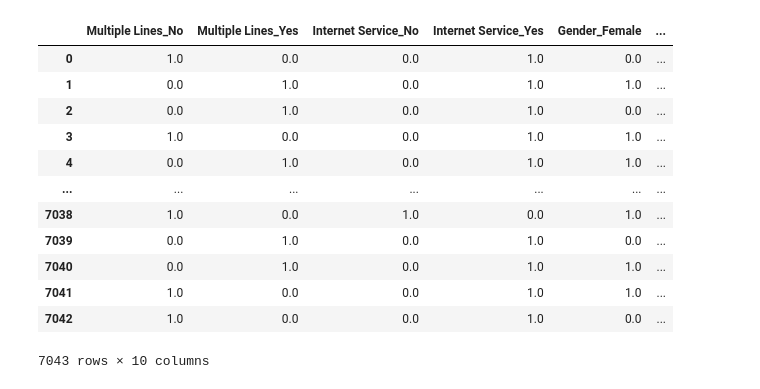
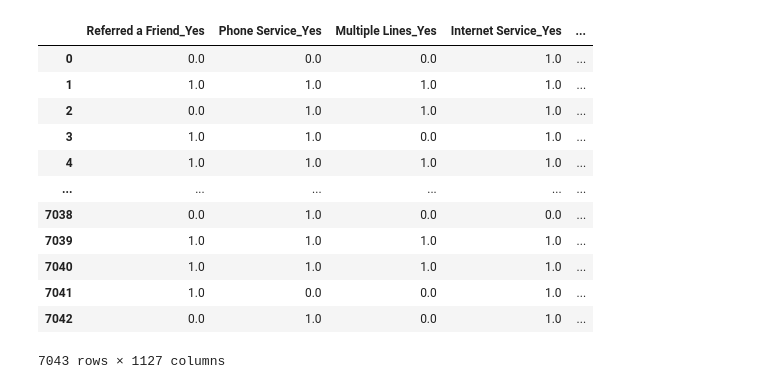
Before and after one commit to dipesh267/CustomerSegmentation, a Jupyter notebook: try-it_6.2_starter/myfile.ipynb, the cells around one changed output. Saved outputs shown, nothing was run; the diff lists cells and outputs as text; code cells hidden in the pictures.

```diff
--- a/try-it_6.2_starter/myfile.ipynb
+++ b/try-it_6.2_starter/myfile.ipynb
@@ -15,20 +34,21 @@ newdf = df.drop(columns={'Customer ID','Offer','Internet Type','Churn Category',
 # %%
-toEncode = ['Multiple Lines','Internet Service','Gender','Married','Dependents']
-encoder = OneHotEncoder(sparse_output=False)
-one_hot_encoded = encoder.fit_transform(newdf[toEncode])
-one_hot_df = pd.DataFrame(one_hot_encoded, columns=encoder.get_feature_names_out(toEncode))
+#toEncode = ['Multiple Lines','Internet Service','Gender','Married','Dependents']
+obj_cols = newdf.select_dtypes(include='object').columns
+encoder = OneHotEncoder(drop='first',sparse_output=False)
+one_hot_encoded = encoder.fit_transform(newdf[obj_cols])
+one_hot_df = pd.DataFrame(one_hot_encoded, columns=encoder.get_feature_names_out(obj_cols))
 one_hot_df
 # %% [output]
-|  | Multiple Lines_No | Multiple Lines_Yes | Internet Service_No | Internet Service_Yes | Gender_Female | ... |
-| 0 | 1.0 | 0.0 | 0.0 | 1.0 | 0.0 | ... |
-| 1 | 0.0 | 1.0 | 0.0 | 1.0 | 1.0 | ... |
-| 2 | 0.0 | 1.0 | 0.0 | 1.0 | 0.0 | ... |
-| 3 | 1.0 | 0.0 | 0.0 | 1.0 | 1.0 | ... |
-| 4 | 0.0 | 1.0 | 0.0 | 1.0 | 1.0 | ... |
-| ... | ... | ... | ... | ... | ... | ... |
-| 7038 | 1.0 | 0.0 | 1.0 | 0.0 | 1.0 | ... |
-| 7039 | 0.0 | 1.0 | 0.0 | 1.0 | 0.0 | ... |
-| 7040 | 0.0 | 1.0 | 0.0 | 1.0 | 1.0 | ... |
-| 7041 | 1.0 | 0.0 | 0.0 | 1.0 | 1.0 | ... |
-| 7042 | 1.0 | 0.0 | 0.0 | 1.0 | 0.0 | ... |
+|  | Referred a Friend_Yes | Phone Service_Yes | Multiple Lines_Yes | Internet Service_Yes | ... |
+| 0 | 0.0 | 0.0 | 0.0 | 1.0 | ... |
+| 1 | 1.0 | 1.0 | 1.0 | 1.0 | ... |
+| 2 | 0.0 | 1.0 | 1.0 | 1.0 | ... |
+| 3 | 1.0 | 1.0 | 0.0 | 1.0 | ... |
+| 4 | 1.0 | 1.0 | 1.0 | 1.0 | ... |
+| ... | ... | ... | ... | ... | ... |
+| 7038 | 0.0 | 1.0 | 0.0 | 0.0 | ... |
+| 7039 | 1.0 | 1.0 | 1.0 | 1.0 | ... |
+| 7040 | 1.0 | 1.0 | 1.0 | 1.0 | ... |
+| 7041 | 1.0 | 0.0 | 0.0 | 1.0 | ... |
+| 7042 | 0.0 | 1.0 | 0.0 | 1.0 | ... |
-7043 rows × 10 columns
+7043 rows × 1127 columns
```
Also changed, not shown: parts of 21 cells of this notebook.
